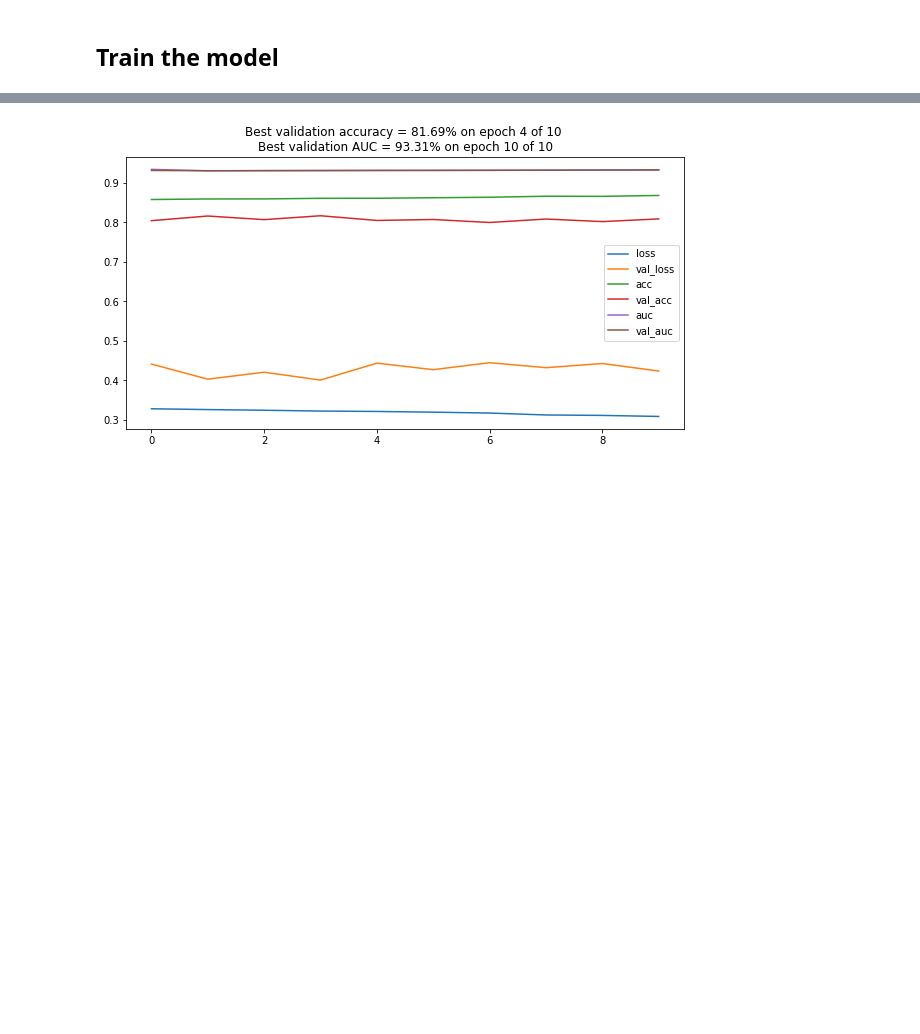
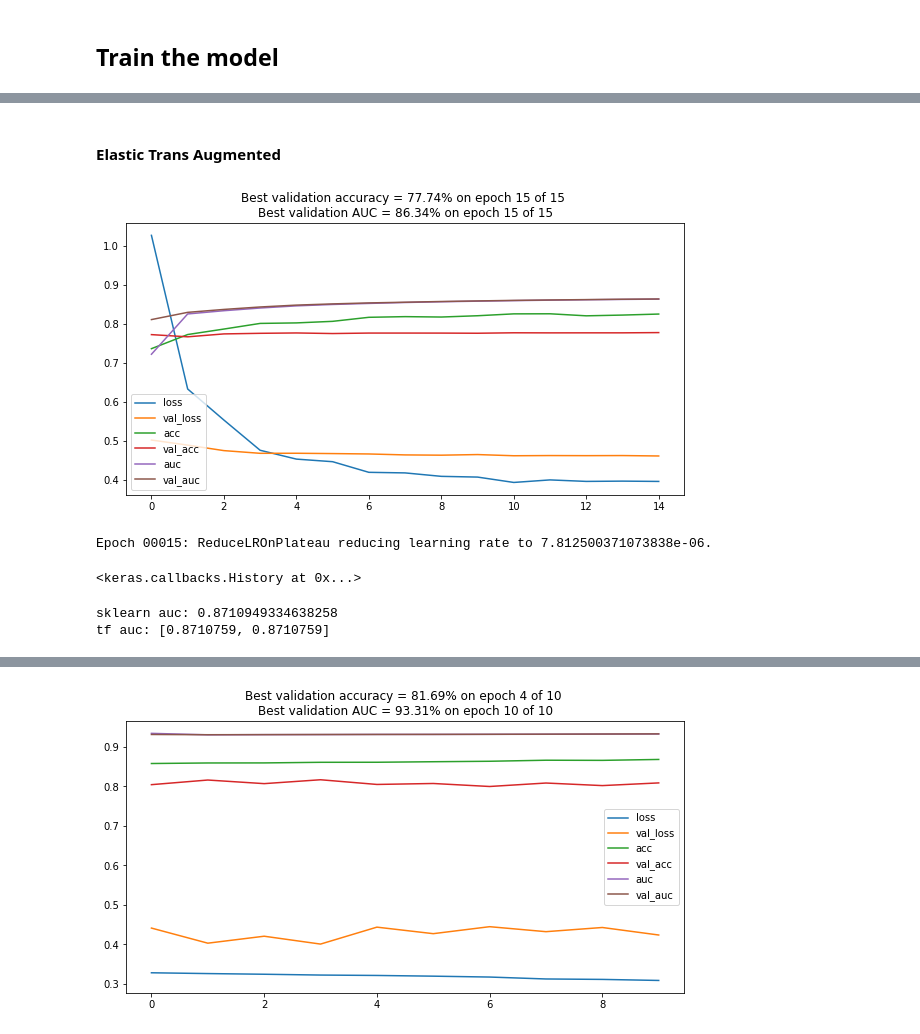
Before and after one commit to simgeekiz/PatchCamelyon, a Jupyter notebook: VGG16.ipynb, the cells around one changed output, grey strips where cells are left out. Cells and saved outputs as stored; diff of their text form; code cells hidden in the pictures; blank space fills up the shorter version.

```diff
--- a/VGG16.ipynb
+++ b/VGG16.ipynb
@@ -172,0 +242,15 @@ Epoch 1/10
+# %% [markdown]
+#### Elastic Trans Augmented
+# %%
+# 10k: elast_a=[0, 0.75], elast_sig=0.25
+model.fit_generator(training_generator, validation_data=validation_generator,
+                    epochs=n_epoch, callbacks=callbacks)
+# %% [output]
+[figure, added]
+Epoch 00015: ReduceLROnPlateau reducing learning rate to 7.812500371073838e-06.
+<keras.callbacks.History at 0x...>
+# %%
+run_test('./Model/vgg16_model_bin_cross_arch_8_lr_0_001_inp96_elst2/vgg16_model_bin_cross_arch_8_lr_0_001_inp96_elst2_epoch_15.h5')
+# %% [output]
+sklearn auc: 0.8710949334638258
+tf auc: [0.8710759, 0.8710759]
```
Also changed, not shown: parts of 25 cells of this notebook, 12 other files.
